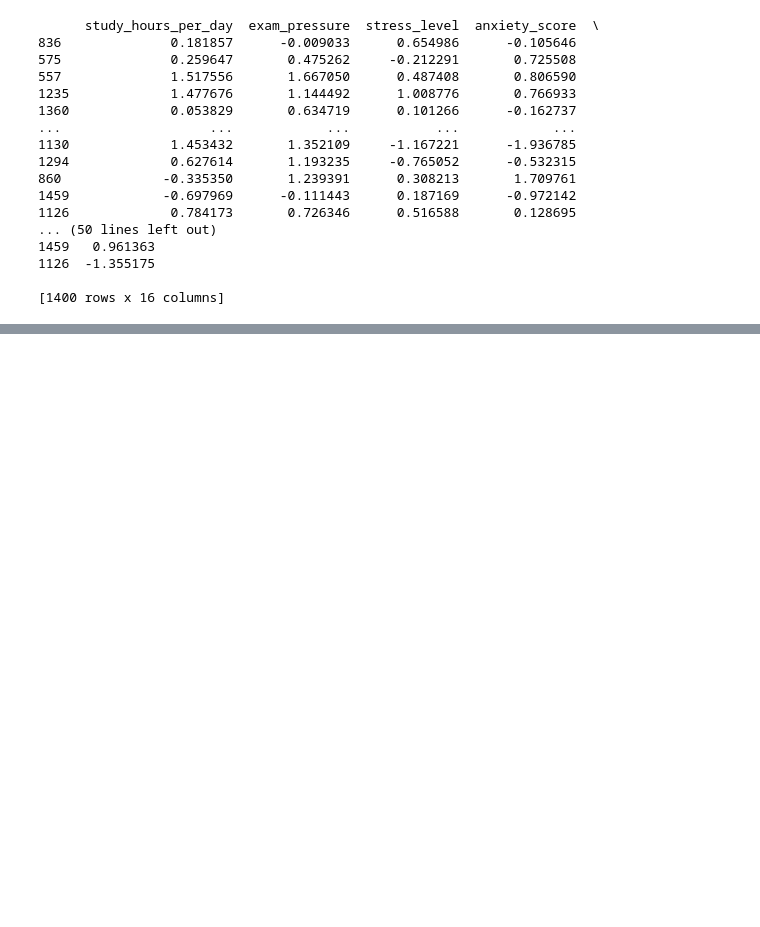
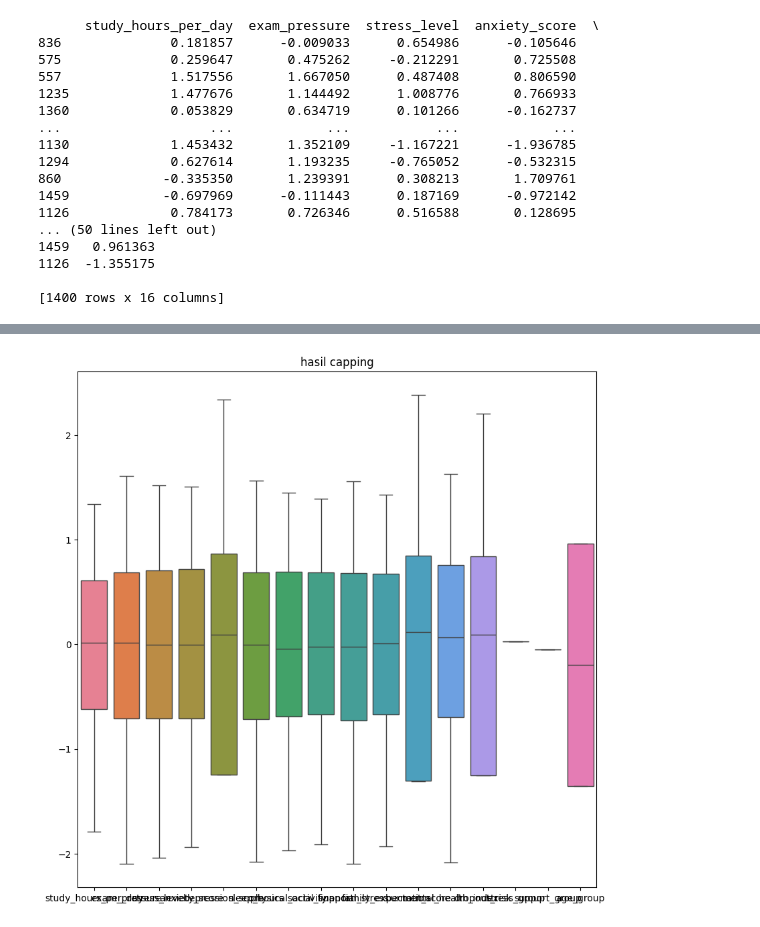
Before and after one commit to wen24-collab/MODEL-MACHINE-LEARNING-CLASSIFIICATION-TINGGKLAT-BRANOUT-SISWA-DAN-ORANG-DEWASA, a Jupyter notebook: prediksi_branour.ipynb, the cells around one changed output, grey strips where cells are left out. Cells and saved outputs as stored; diff of their text form; code cells hidden in the pictures; blank space fills up the shorter version.

```diff
--- a/prediksi_branour.ipynb
+++ b/prediksi_branour.ipynb
@@ -900,7 +900,7 @@ Other                -0.009728
 # %%
 #memilih data yang akan kita buang
 
-batas = 0.03
+batas = 0.04
 for i in kolerasi_terget:
     koleras_kaut = kolerasi_terget[i].abs() >= batas
     koleras_lemah = kolerasi_terget[i].abs() < batas
@@ -953,0 +965,20 @@ print(x_latih_final)
+# %%
+#handling outliers menggunakan metode capping
+
+
+def outliers_capp(kolom):
+    Q1 = kolom.quantile(0.25)
+    Q3 = kolom.quantile(0.57)
+    IQR = Q3 - Q1
+
+    lower = Q1 - 1.5 * IQR
+    upper = Q3 + 1.5 * IQR
+
+    return lower, upper
+
+for i in x_latih_final:
+        #disini kita menggunakann tuple unpacking
+        lower, upper = outliers_capp(x_latih_final[i])
+        x_latih_final[i] = x_latih_final[i].clip(lower,upper)
+
+print(x_latih_final)
@@ -953,0 +1003,7 @@ print(x_latih_final)
+# %%
+plt.figure(figsize=(10 , 10))
+plt.title('hasil capping')
+sns.boxplot(data=x_latih_final)
+plt.show()
+# %% [output]
+[figure, added]
```
Also changed, not shown: parts of 2 cells of this notebook.
